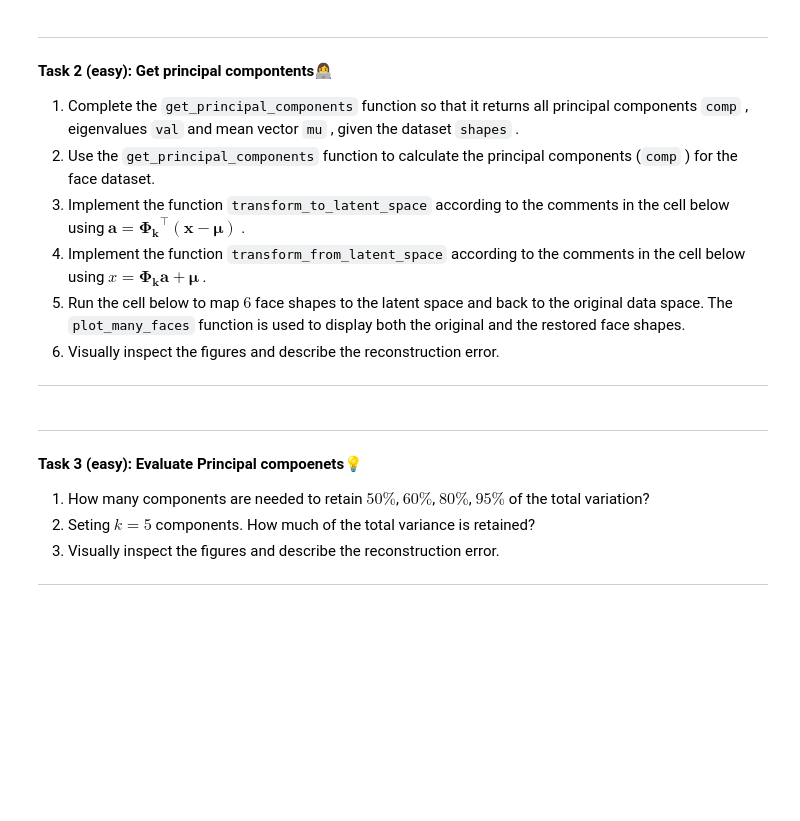
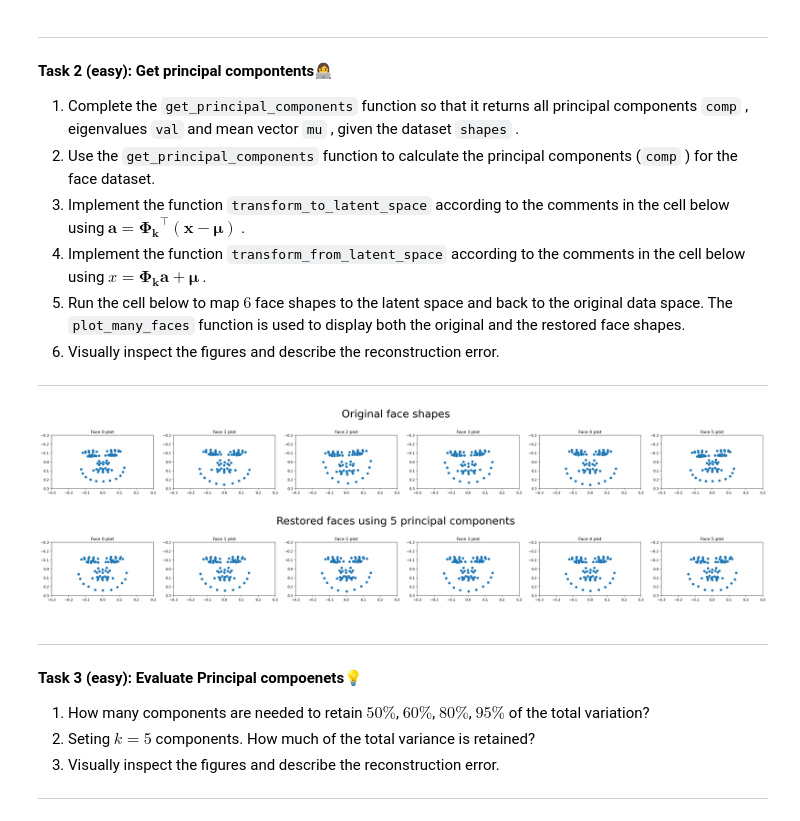
Before and after one commit to davidfeldner/iml-assignment-2, a Jupyter notebook: 02-shape_generation.ipynb, the cells around one changed output. Drawn from its saved outputs; the diff is of its cells as text; code cells hidden in the pictures; blank space fills up the shorter version.

```diff
--- a/02-shape_generation.ipynb
+++ b/02-shape_generation.ipynb
@@ -173,34 +173,44 @@ def transform_to_latent_space(X, principle_components, mu):
     Returns:
         A Nxk array describing the transformed data.
     """
-    return principle_components @ (X - mu).T
+    return principle_components.T @ (X - mu).T
 
 
 # 6
 def transform_from_latent_space(v, principle_components, mu):
     """Reverses the dimensionality reduction of v, a Nxk matrix where
     k is the number of principle components. The result is a NxM matrix.
 
     Args:
         v: The transformed dataset with size Nxk.
         principle_components: An Dxk matrix containing the principle
         components.
         mu: A Mx1 matrix containing the mean vector.
 
     Returns:
         An NxD array reconstruction of the original feature vectors X.
     """
     return (principle_components @ v).T + mu
 
 
 # 7
 used = comp[:, :n_components]
 
 # transforming and reconstructing the 6 first faces in the dataset
 plot_many_faces(shapes[:6],"Original face shapes")
 transformed = transform_to_latent_space(shapes[:6], used, mu)
 restored = transform_from_latent_space(transformed, used, mu)
 plot_many_faces(restored,"Restored faces using 5 principal components")
+
+# 6.
+# The faces are almost correctly reconstructed, they are slighly off,
+# but this is expected as some data is always lost when reducing dimensionality.
+
+# The restored faces are all more alike eachother,
+# whereas the original faces have a little bit more variations in the facial expressions.
+# %% [output]
+[figure, added]
+[figure, added]
 # %% [markdown]
 
 ---
```
Also changed, not shown: parts of 1 cell of this notebook.
